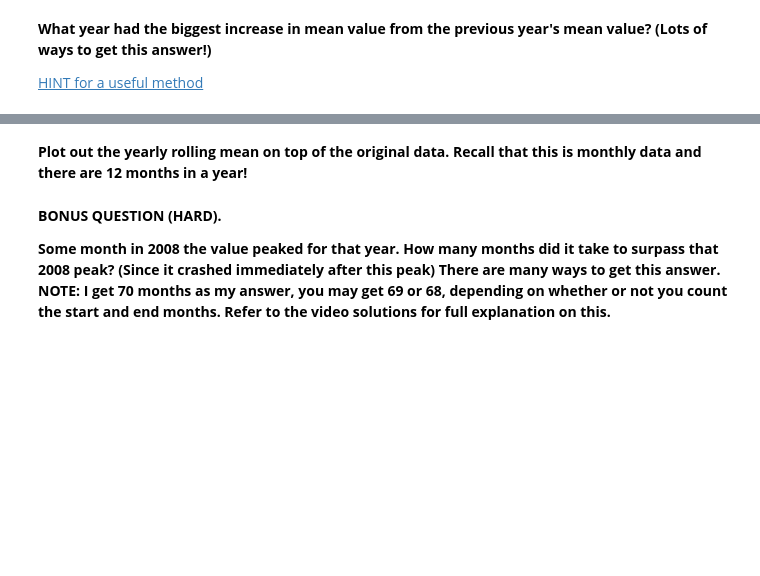
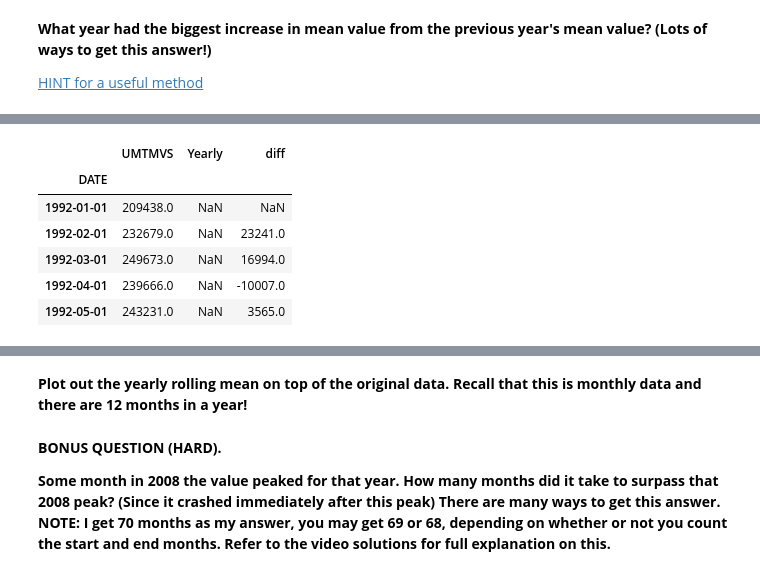
Before and after one commit to StevTobs/TimeSeries_Python, a Jupyter notebook: Time_Series_with_Pandas.ipynb, the cells around one changed output, grey strips where cells are left out. Saved outputs shown, nothing was run; the diff lists cells and outputs as text; code cells hidden in the pictures; blank space fills up the shorter version.

```diff
--- a/Time_Series_with_Pandas.ipynb
+++ b/Time_Series_with_Pandas.ipynb
@@ -1064,0 +1161,11 @@ SyntaxError: ignored
+# %%
+df['diff'] = df['UMTMVS'] - df.shift(1)['UMTMVS']
+df.head()
+# %% [output]
+|  | UMTMVS | Yearly | diff |
+| DATE |  |  |  |
+| 1992-01-01 | 209438.0 | NaN | NaN |
+| 1992-02-01 | 232679.0 | NaN | 23241.0 |
+| 1992-03-01 | 249673.0 | NaN | 16994.0 |
+| 1992-04-01 | 239666.0 | NaN | -10007.0 |
+| 1992-05-01 | 243231.0 | NaN | 3565.0 |
```
Also changed, not shown: parts of 18 cells of this notebook.
